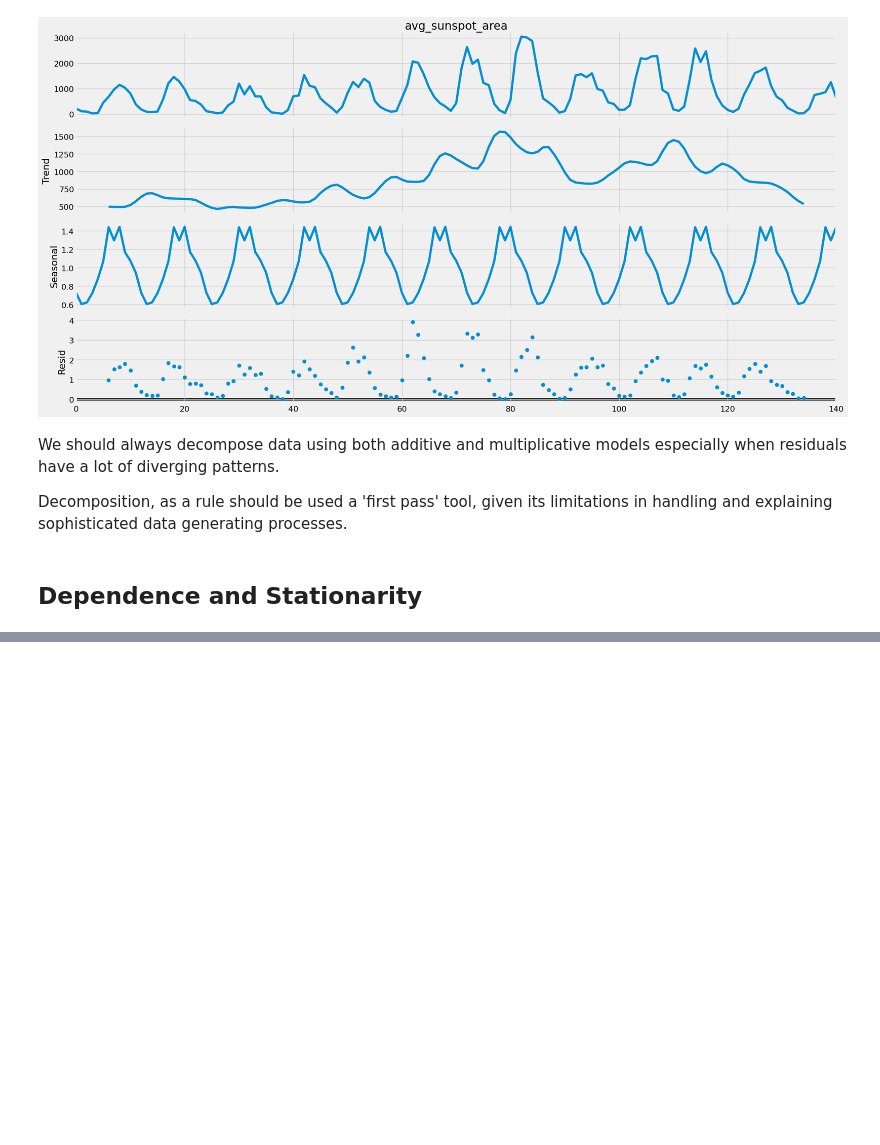
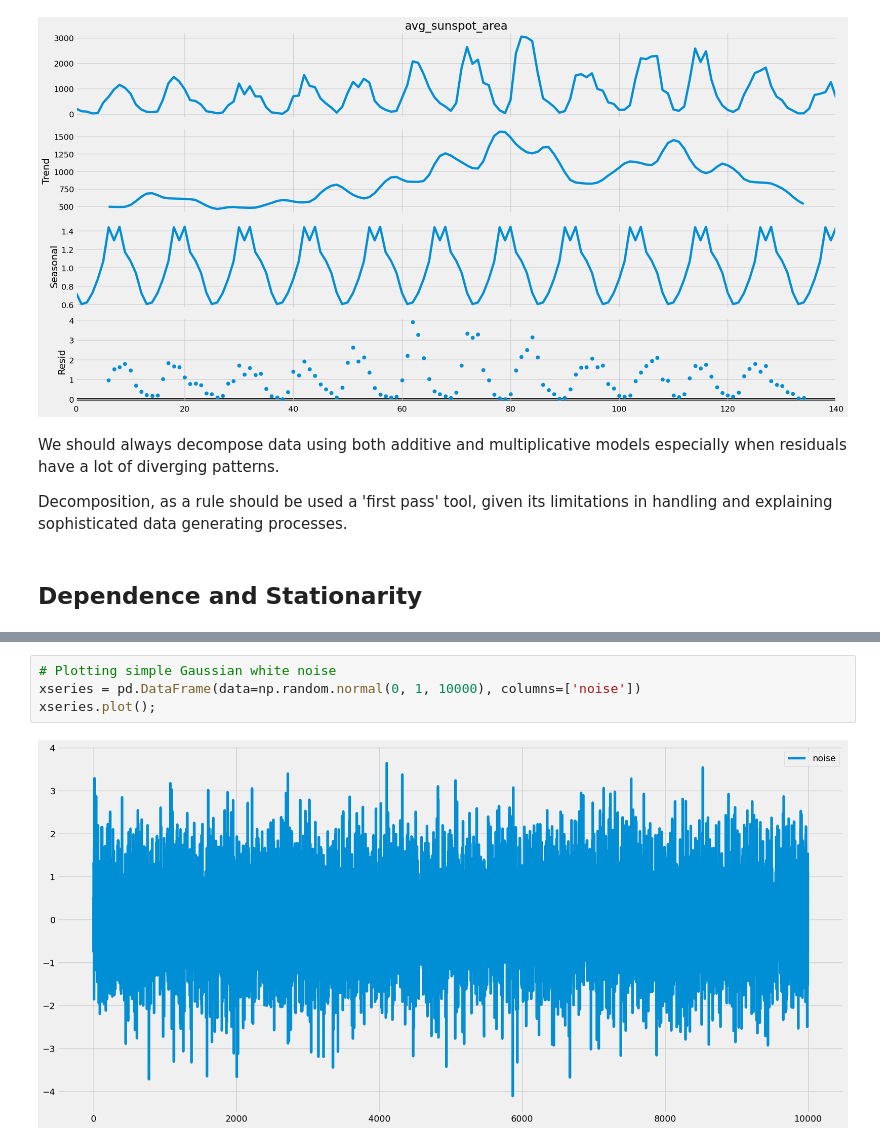
Before and after one commit to bachaudhry/time_series, a Jupyter notebook: ts_with_k/01_Getting_Start_With_TimeSeries.ipynb, the cells around one changed output, grey strips where cells are left out. Saved outputs shown, nothing was run; the diff lists cells and outputs as text; blank space fills up the shorter version.

```diff
--- a/ts_with_k/01_Getting_Start_With_TimeSeries.ipynb
+++ b/ts_with_k/01_Getting_Start_With_TimeSeries.ipynb
@@ -162,0 +172,6 @@ Decomposition, as a rule should be used a 'first pass' tool, given its limitatio
+# %%
+# Plotting simple Gaussian white noise
+xseries = pd.DataFrame(data=np.random.normal(0, 1, 10000), columns=['noise'])
+xseries.plot();
+# %% [output]
+[figure, added]
```
Also changed, not shown: parts of 27 cells of this notebook.
